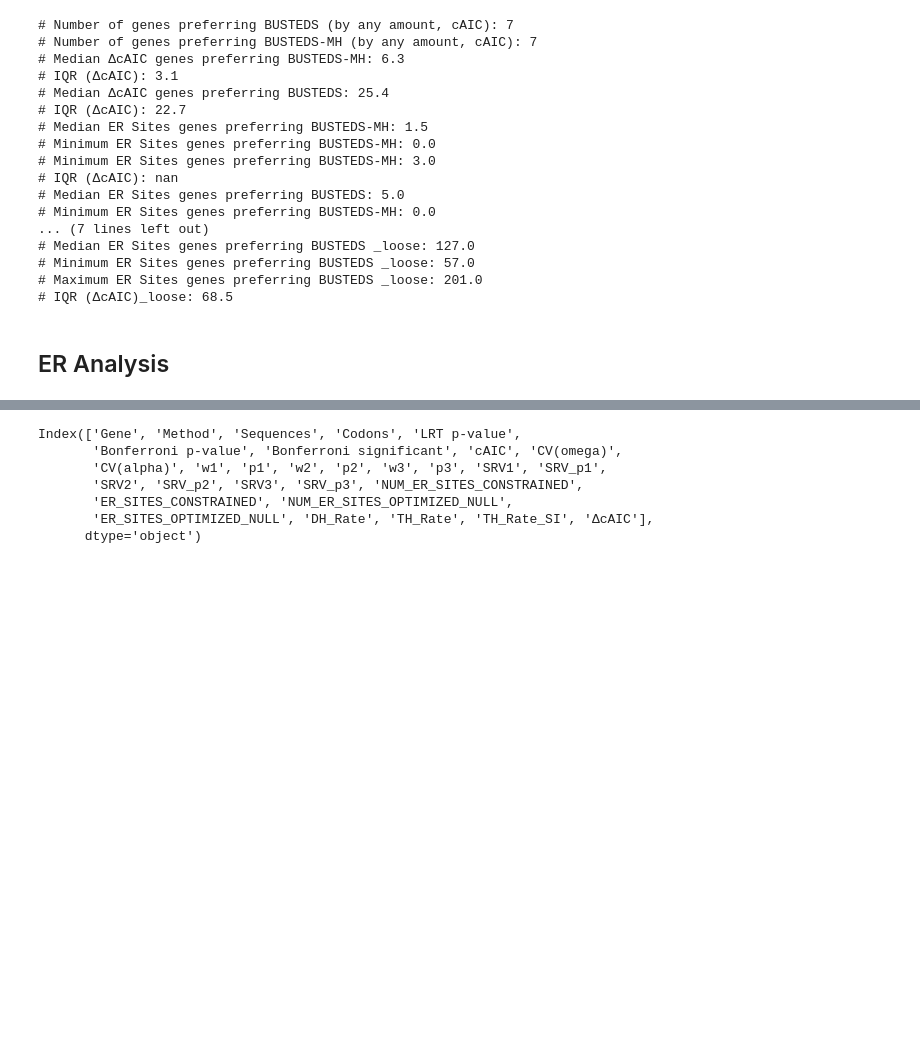
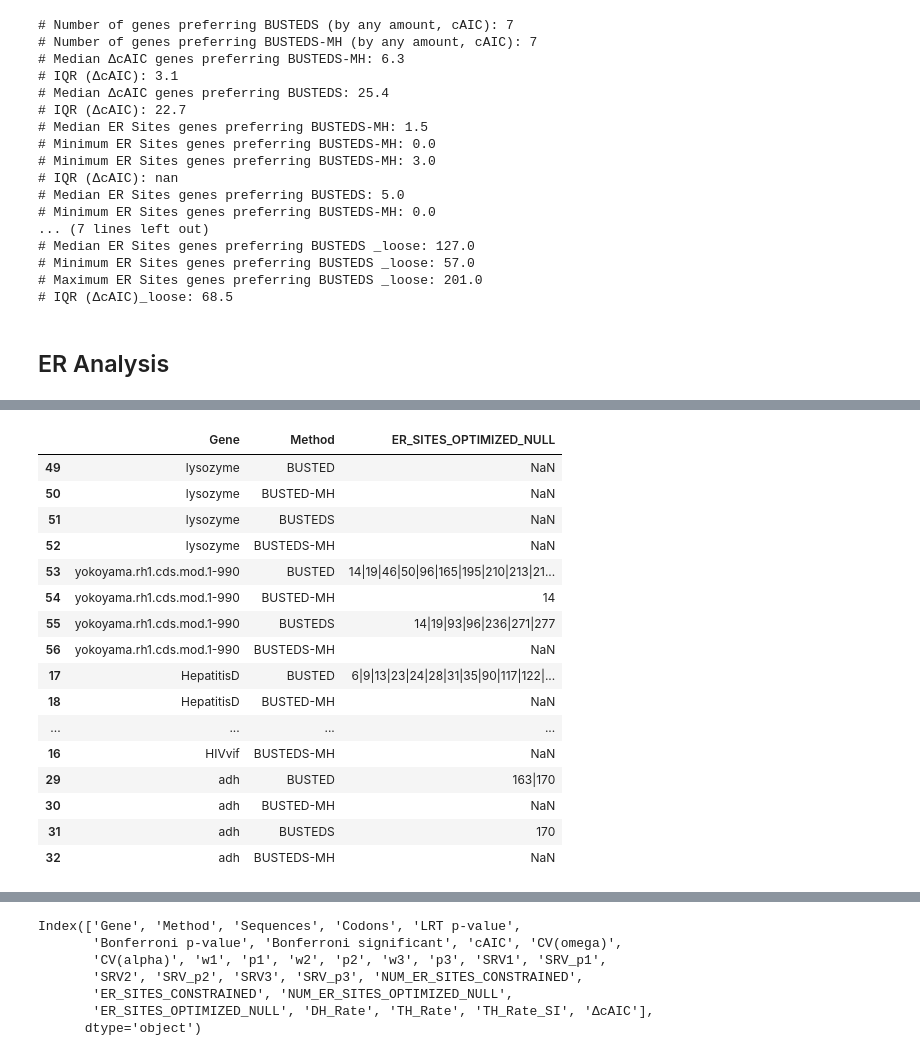
Before and after one commit to aglucaci/BUSTED_ModelTest, a Jupyter notebook: notebooks/View.ipynb, the cells around one changed output, grey strips where cells are left out. Saved outputs shown, nothing was run; the diff lists cells and outputs as text; code cells hidden in the pictures; blank space fills up the shorter version.

Commit message:
ER heatmap in View nb

```diff
--- a/notebooks/View.ipynb
+++ b/notebooks/View.ipynb
@@ -294,0 +332,21 @@ print("# IQR (ΔcAIC)_loose:", round(IQR, 1))
+# %%
+result_heatmap = result[["Gene", "Method", "ER_SITES_OPTIMIZED_NULL"]]
+result_heatmap
+# %% [output]
+|  | Gene | Method | ER_SITES_OPTIMIZED_NULL |
+| 49 | lysozyme | BUSTED | NaN |
+| 50 | lysozyme | BUSTED-MH | NaN |
+| 51 | lysozyme | BUSTEDS | NaN |
+| 52 | lysozyme | BUSTEDS-MH | NaN |
+| 53 | yokoyama.rh1.cds.mod.1-990 | BUSTED | 14|19|46|50|96|165|195|210|213|21... |
+| 54 | yokoyama.rh1.cds.mod.1-990 | BUSTED-MH | 14 |
+| 55 | yokoyama.rh1.cds.mod.1-990 | BUSTEDS | 14|19|93|96|236|271|277 |
+| 56 | yokoyama.rh1.cds.mod.1-990 | BUSTEDS-MH | NaN |
+| 17 | HepatitisD | BUSTED | 6|9|13|23|24|28|31|35|90|117|122|... |
+| 18 | HepatitisD | BUSTED-MH | NaN |
+| ... | ... | ... | ... |
+| 16 | HIVvif | BUSTEDS-MH | NaN |
+| 29 | adh | BUSTED | 163|170 |
+| 30 | adh | BUSTED-MH | NaN |
+| 31 | adh | BUSTEDS | 170 |
+| 32 | adh | BUSTEDS-MH | NaN |
```
Also changed, not shown: parts of 10 cells of this notebook, 1 other file.
